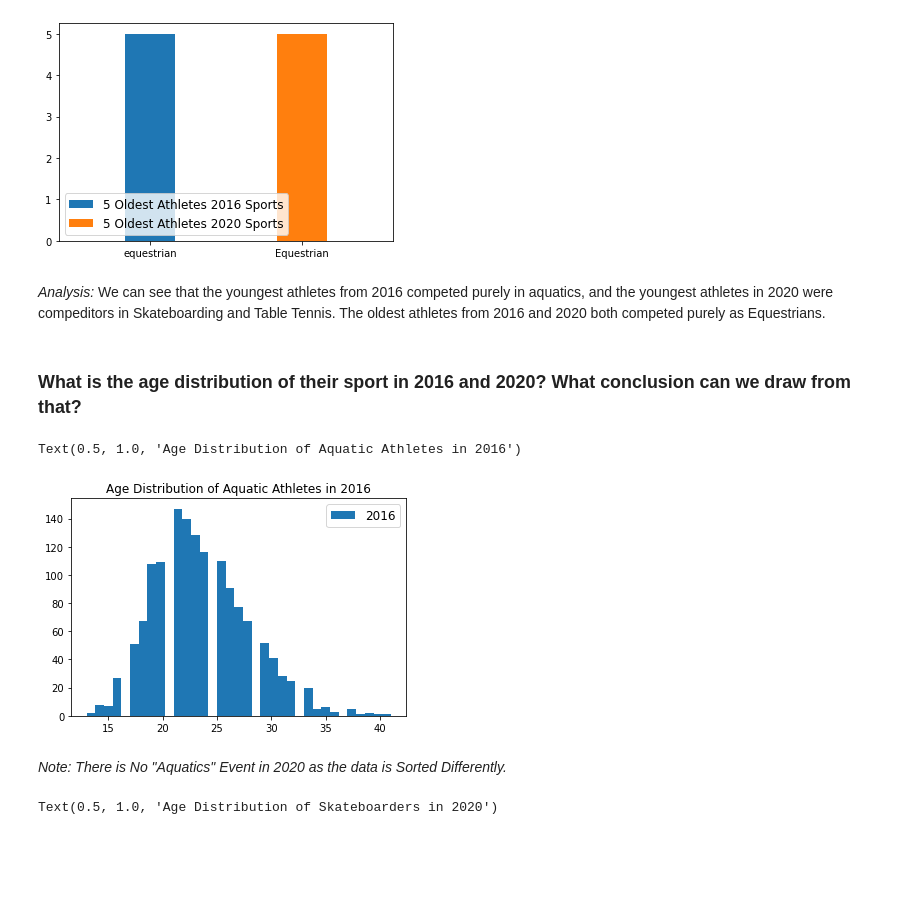
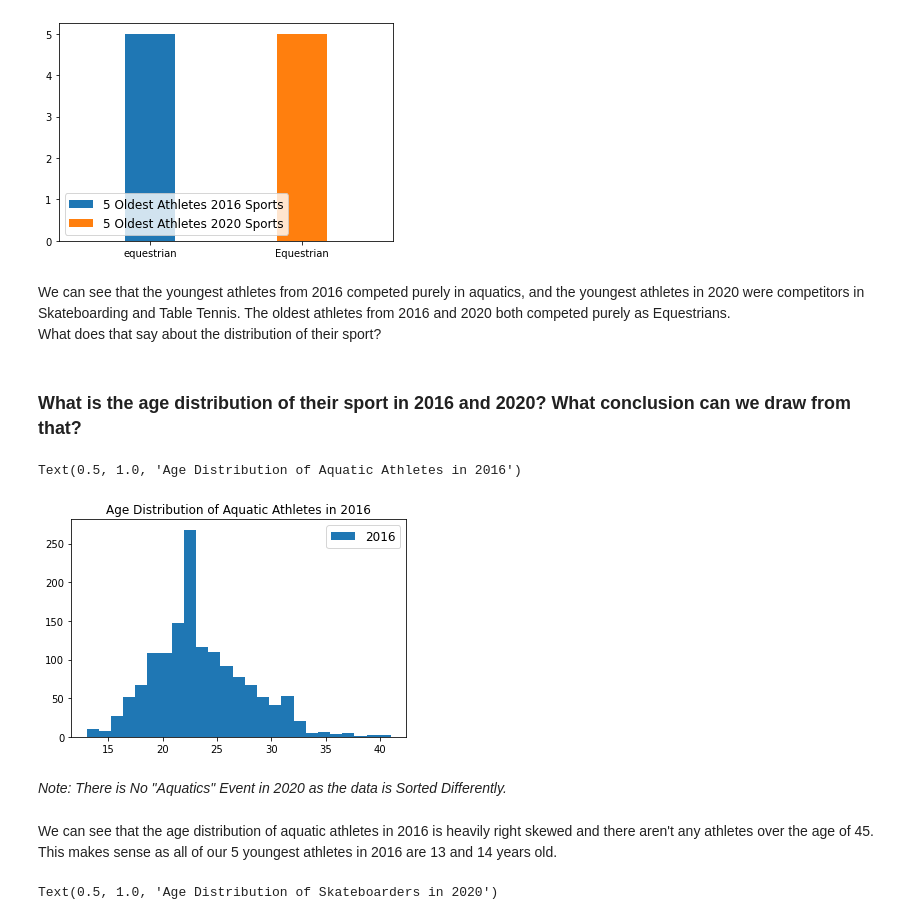
Before and after one commit to bdavis12302/2020-2016-Summer-Olympic-Data, a Jupyter notebook: DSCI235 Final Project - 2020 and 2016 Summer Olympic Data.ipynb, the cells around one changed output. Drawn from its saved outputs; the diff is of its cells as text; code cells hidden in the pictures; blank space fills up the shorter version.

```diff
--- a/DSCI235 Final Project - 2020 and 2016 Summer Olympic Data.ipynb
+++ b/DSCI235 Final Project - 2020 and 2016 Summer Olympic Data.ipynb
@@ -231,22 +237,25 @@ plt.legend(loc='lower left', fontsize='12');
 # %% [output]
 [figure]
 # %% [markdown]
-*Analysis:* We can see that the youngest athletes from 2016 competed purely in aquatics, and the youngest athletes in 2020 were compeditors in Skateboarding and Table Tennis. The oldest athletes from 2016 and 2020 both competed purely as Equestrians.
+We can see that the youngest athletes from 2016 competed purely in aquatics, and the youngest athletes in 2020 were competitors in Skateboarding and Table Tennis. The oldest athletes from 2016 and 2020 both competed purely as Equestrians.<br>
+What does that say about the distribution of their sport?
 # %% [markdown]
  ### What is the age distribution of their sport in 2016 and 2020? What conclusion can we draw from that?
 # %%
 %matplotlib inline
-num_bins=35
+num_bins=25
 aquaticsAge2016 = olympics2016[olympics2016['sport'] == 'aquatics']['age']
 plt.hist(aquaticsAge2016, num_bins, label="2016")
 plt.legend(loc='upper right', fontsize='12');
 plt.title("Age Distribution of Aquatic Athletes in 2016")
 # A lot aquatics among younger athletes
 # %% [output]
 Text(0.5, 1.0, 'Age Distribution of Aquatic Athletes in 2016')
-[figure, old version]
+[figure, new version]
 # %% [markdown]
 *Note: There is No "Aquatics" Event in 2020 as the data is Sorted Differently.*
+# %% [markdown]
+We can see that the age distribution of aquatic athletes in 2016 is heavily right skewed and there aren't any athletes over the age of 45. This makes sense as all of our 5 youngest athletes in 2016 are 13 and 14 years old.
 # %%
 %matplotlib inline
 num_bins=30
```
Also changed, not shown: parts of 29 cells of this notebook.
